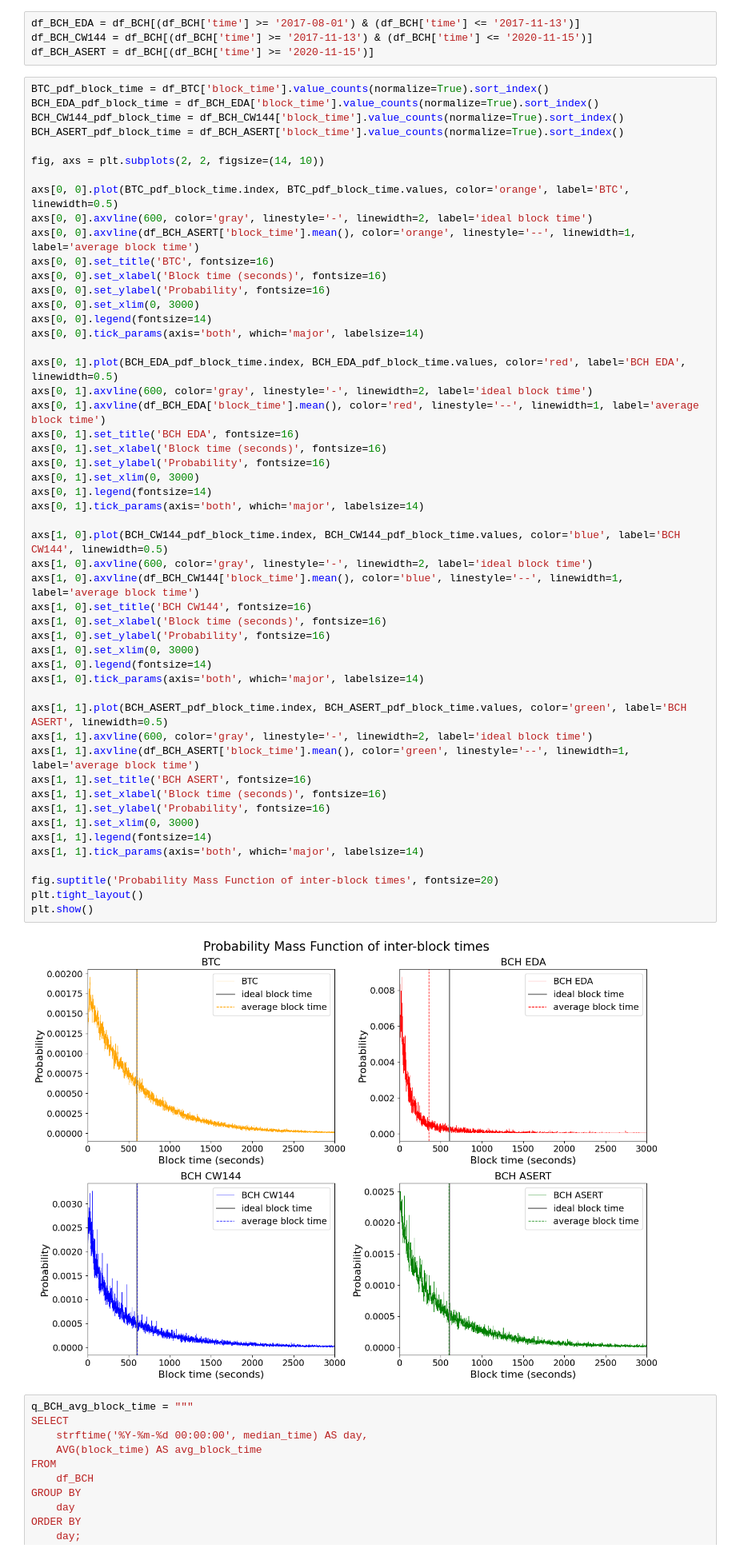
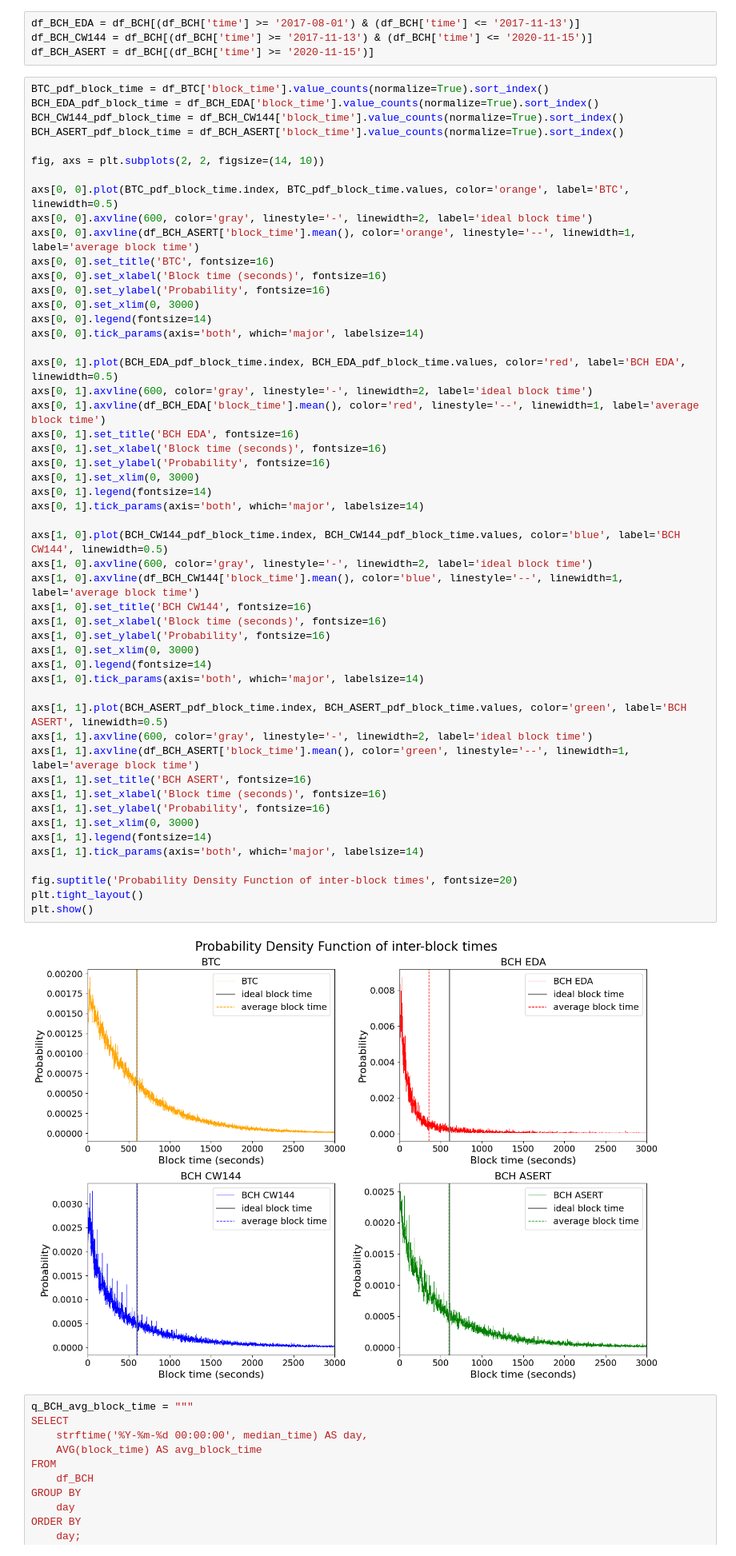
Before and after one commit to demKyr/BCH-DAA, a Jupyter notebook: visualisation.ipynb, the cells around one changed output. Shown at 80% size. Saved outputs shown, nothing was run; the diff lists cells and outputs as text.

```diff
--- a/visualisation.ipynb
+++ b/visualisation.ipynb
@@ -164,35 +164,35 @@ axs[0, 1].axvline(df_BCH_EDA['block_time'].mean(), color='red', linestyle='--',
 axs[0, 1].set_title('BCH EDA', fontsize=16)
 axs[0, 1].set_xlabel('Block time (seconds)', fontsize=16)
 axs[0, 1].set_ylabel('Probability', fontsize=16)
 axs[0, 1].set_xlim(0, 3000)
 axs[0, 1].legend(fontsize=14)
 axs[0, 1].tick_params(axis='both', which='major', labelsize=14)
 
 axs[1, 0].plot(BCH_CW144_pdf_block_time.index, BCH_CW144_pdf_block_time.values, color='blue', label='BCH CW144', linewidth=0.5)
 axs[1, 0].axvline(600, color='gray', linestyle='-', linewidth=2, label='ideal block time')
 axs[1, 0].axvline(df_BCH_CW144['block_time'].mean(), color='blue', linestyle='--', linewidth=1, label='average block time')
 axs[1, 0].set_title('BCH CW144', fontsize=16)
 axs[1, 0].set_xlabel('Block time (seconds)', fontsize=16)
 axs[1, 0].set_ylabel('Probability', fontsize=16)
 axs[1, 0].set_xlim(0, 3000)
 axs[1, 0].legend(fontsize=14)
 axs[1, 0].tick_params(axis='both', which='major', labelsize=14)
 
 axs[1, 1].plot(BCH_ASERT_pdf_block_time.index, BCH_ASERT_pdf_block_time.values, color='green', label='BCH ASERT', linewidth=0.5)
 axs[1, 1].axvline(600, color='gray', linestyle='-', linewidth=2, label='ideal block time')
 axs[1, 1].axvline(df_BCH_ASERT['block_time'].mean(), color='green', linestyle='--', linewidth=1, label='average block time')
 axs[1, 1].set_title('BCH ASERT', fontsize=16)
 axs[1, 1].set_xlabel('Block time (seconds)', fontsize=16)
 axs[1, 1].set_ylabel('Probability', fontsize=16)
 axs[1, 1].set_xlim(0, 3000)
 axs[1, 1].legend(fontsize=14)
 axs[1, 1].tick_params(axis='both', which='major', labelsize=14)
 
-fig.suptitle('Probability Mass Function of inter-block times', fontsize=20)
+fig.suptitle('Probability Density Function of inter-block times', fontsize=20)
 plt.tight_layout()
 plt.show()
 # %% [output]
-[figure, old version]
+[figure, new version]
 # %%
 q_BCH_avg_block_time = """
 SELECT
```
Also changed, not shown: parts of 2 cells of this notebook.
